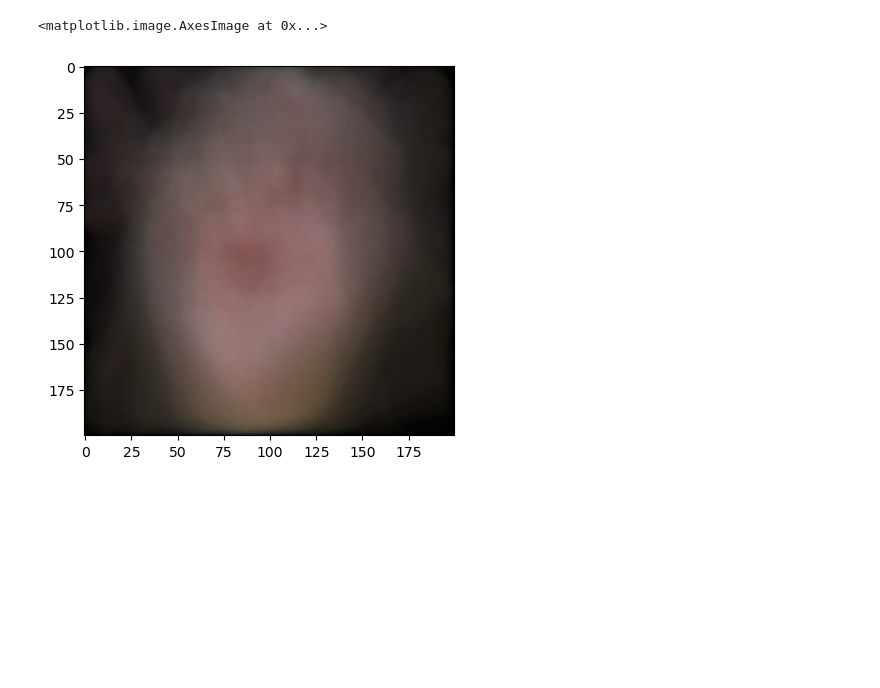
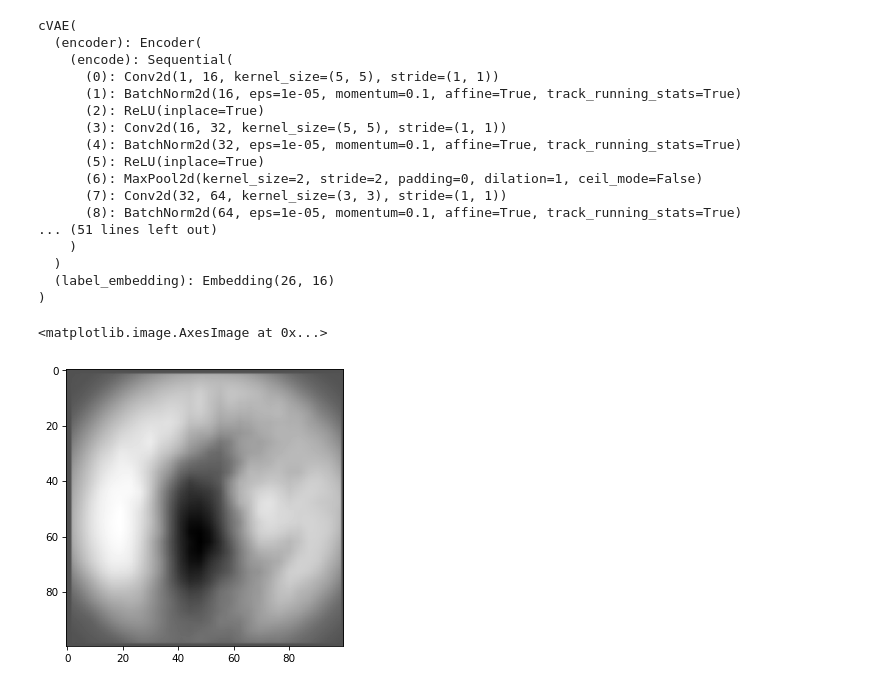
Before and after one commit to ConstantinovMihai/AmericanSignVAE, a Jupyter notebook: Notebook/main.ipynb, the cells around one changed output. Saved outputs shown, nothing was run; the diff lists cells and outputs as text; code cells hidden in the pictures; blank space fills up the shorter version.

```diff
--- a/Notebook/main.ipynb
+++ b/Notebook/main.ipynb
@@ -116,20 +122,41 @@ plt.show()
 # %%
 from matplotlib import cm
 
-checkpoint = torch.load("model.pt", map_location=device)
-net = cVAE((3, img_size, img_size), 36).to(device)
+checkpoint = torch.load("100x100_rgb_capable_50epochs.pt", map_location=device)
+net = cVAE((in_channels, img_size, img_size), classes).to(device)
 net.load_state_dict(checkpoint["net"])
 net.to(device)
 net.eval()
-
-number = 0
-with torch.no_grad():
-    x = net.generate(number)
-x = x.transpose(0, 2).transpose(0, 1)
-plt.imshow(x.squeeze(0).cpu().numpy(), cm.gray)
 # %% [output]
-<matplotlib.image.AxesImage at 0x...>
+cVAE(
+  (encoder): Encoder(
+    (encode): Sequential(
+      (0): Conv2d(1, 16, kernel_size=(5, 5), stride=(1, 1))
+      (1): BatchNorm2d(16, eps=1e-05, momentum=0.1, affine=True, track_running_stats=True)
+      (2): ReLU(inplace=True)
+      (3): Conv2d(16, 32, kernel_size=(5, 5), stride=(1, 1))
+      (4): BatchNorm2d(32, eps=1e-05, momentum=0.1, affine=True, track_running_stats=True)
+      (5): ReLU(inplace=True)
+      (6): MaxPool2d(kernel_size=2, stride=2, padding=0, dilation=1, ceil_mode=False)
+      (7): Conv2d(32, 64, kernel_size=(3, 3), stride=(1, 1))
+      (8): BatchNorm2d(64, eps=1e-05, momentum=0.1, affine=True, track_running_stats=True)
+... (51 lines left out)
+    )
+  )
+  (label_embedding): Embedding(26, 16)
+)
-[figure, removed]
+# %%
+number = 5
+with torch.no_grad():
+    x = net.generate(number)
+x = x.transpose(0, 2).transpose(0, 1)
+x = x.squeeze(2).cpu().numpy()
+plt.imshow(x, cm.gray)
+# x = x * 255
+#cv2.imwrite(str(number) + '.png', x)
+# %% [output]
+<matplotlib.image.AxesImage at 0x...>
+[figure, added]
 # %%
 with torch.no_grad():
     x = net.generate(torch.tensor([list(range(10))] * 5).clone().view(-1))
```
Also changed, not shown: parts of 10 cells of this notebook, 1 other file.
